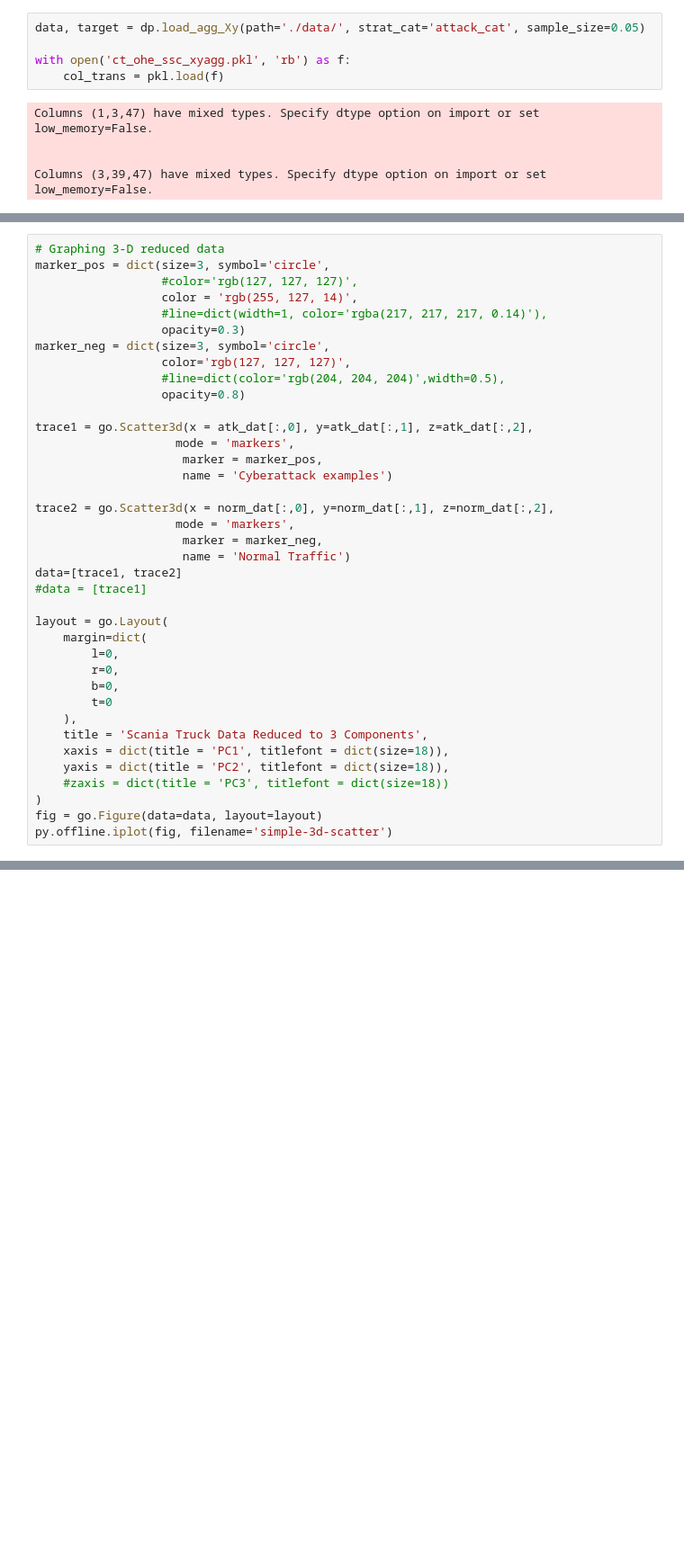
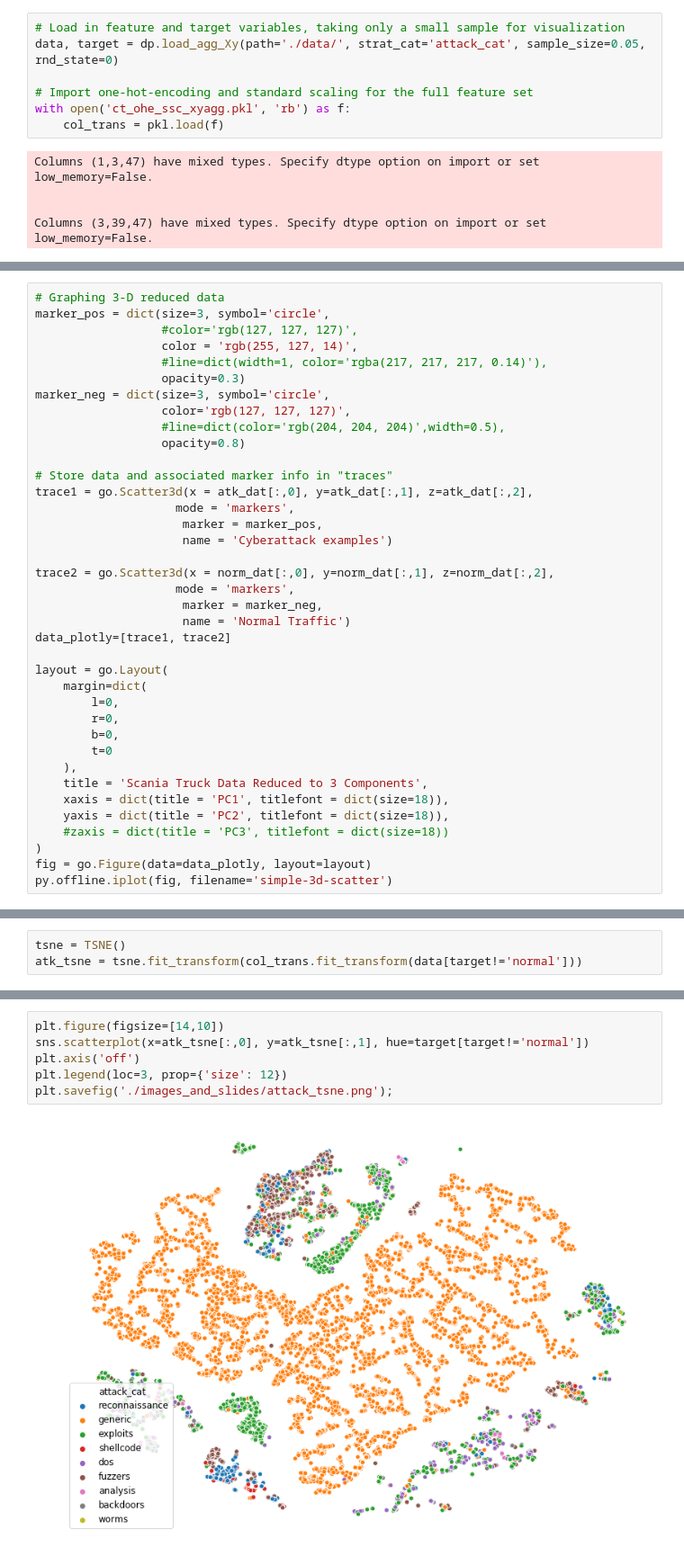
Before and after one commit to adamsxs/metis_project_05_anomaly_detection, a Jupyter notebook: 05_PCA_visualization.ipynb, the cells around one changed output, grey strips where cells are left out. Shown at 90% size. Drawn from its saved outputs; the diff is of its cells as text; blank space fills up the shorter version.

Commit message:
updated presentation and visuals

```diff
--- a/05_PCA_visualization.ipynb
+++ b/05_PCA_visualization.ipynb
@@ -30,8 +31,10 @@ from sklearn.decomposition import PCA
 # %% [output]
 Plotly version: 3.3.0
 # %%
-data, target = dp.load_agg_Xy(path='./data/', strat_cat='attack_cat', sample_size=0.05)
+# Load in feature and target variables, taking only a small sample for visualization
+data, target = dp.load_agg_Xy(path='./data/', strat_cat='attack_cat', sample_size=0.05, rnd_state=0)
 
+# Import one-hot-encoding and standard scaling for the full feature set
 with open('ct_ohe_ssc_xyagg.pkl', 'rb') as f:
     col_trans = pkl.load(f)
 # %% [output]
@@ -73,6 +83,7 @@ marker_neg = dict(size=3, symbol='circle',
                   #line=dict(color='rgb(204, 204, 204)',width=0.5),
                   opacity=0.8)
 
+# Store data and associated marker info in "traces"
 trace1 = go.Scatter3d(x = atk_dat[:,0], y=atk_dat[:,1], z=atk_dat[:,2],
                     mode = 'markers',
                      marker = marker_pos,
@@ -82,8 +93,7 @@ trace2 = go.Scatter3d(x = norm_dat[:,0], y=norm_dat[:,1], z=norm_dat[:,2],
                     mode = 'markers',
                      marker = marker_neg,
                      name = 'Normal Traffic')
-data=[trace1, trace2]
-#data = [trace1]
+data_plotly=[trace1, trace2]
 
 layout = go.Layout(
     margin=dict(
@@ -97,7 +107,7 @@ layout = go.Layout(
     yaxis = dict(title = 'PC2', titlefont = dict(size=18)),
     #zaxis = dict(title = 'PC3', titlefont = dict(size=18))
 )
-fig = go.Figure(data=data, layout=layout)
+fig = go.Figure(data=data_plotly, layout=layout)
 py.offline.iplot(fig, filename='simple-3d-scatter')
 # %% [output]
 [interactive output not drawn]
@@ -103,0 +145,3 @@ py.offline.iplot(fig, filename='simple-3d-scatter')
+# %%
+tsne = TSNE()
+atk_tsne = tsne.fit_transform(col_trans.fit_transform(data[target!='normal']))
@@ -103,0 +153,8 @@ py.offline.iplot(fig, filename='simple-3d-scatter')
+# %%
+plt.figure(figsize=[14,10])
+sns.scatterplot(x=atk_tsne[:,0], y=atk_tsne[:,1], hue=target[target!='normal'])
+plt.axis('off')
+plt.legend(loc=3, prop={'size': 12})
+plt.savefig('./images_and_slides/attack_tsne.png');
+# %% [output]
+[figure, added]
```
Also changed, not shown: parts of 9 cells of this notebook, 1 other file.
